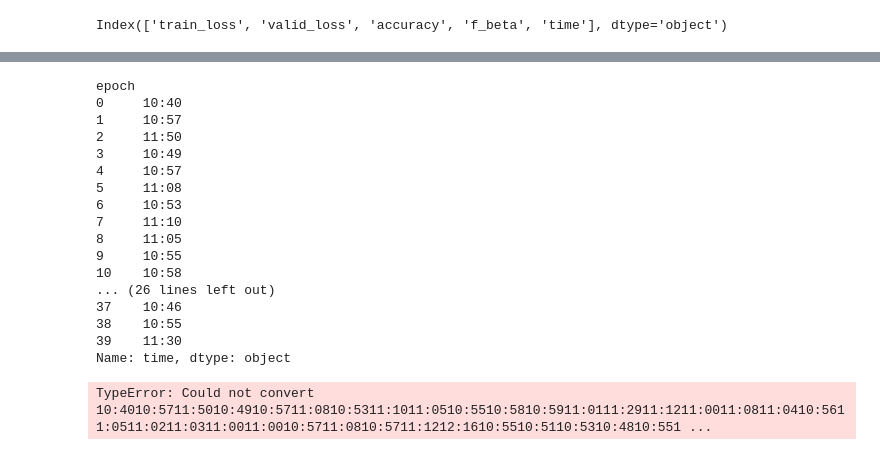
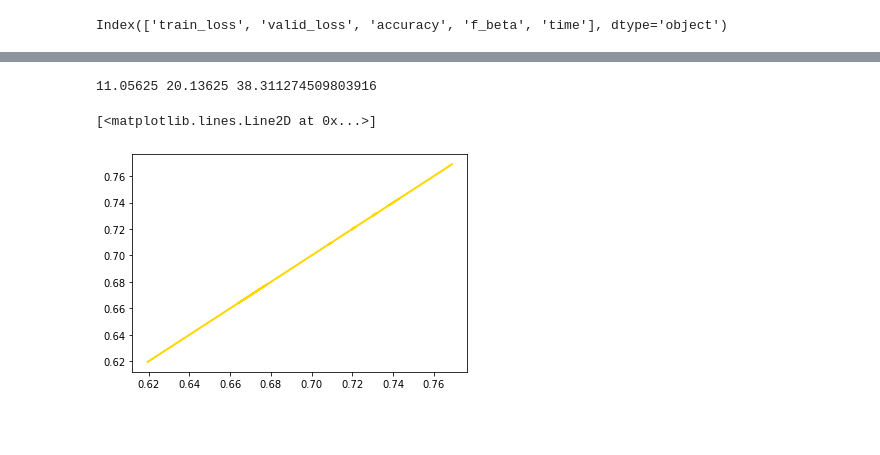
Before and after one commit to angus-mackenzie/snake-id, a Jupyter notebook: notebooks/graphing_data/creating_graphs.ipynb, the cells around one changed output, grey strips where cells are left out. Cells and saved outputs as stored; diff of their text form; code cells hidden in the pictures; blank space fills up the shorter version.

```diff
--- a/notebooks/graphing_data/creating_graphs.ipynb
+++ b/notebooks/graphing_data/creating_graphs.ipynb
@@ -77,27 +76,17 @@ plt.show()
-# %%
-pd.DatetimeIndex(.time)
-# %% [output]
-epoch
-0     10:40
-1     10:57
-2     11:50
-3     10:49
-4     10:57
-5     11:08
-6     10:53
-7     11:10
-8     11:05
-9     10:55
-10    10:58
-... (26 lines left out)
-37    10:46
-38    10:55
-39    11:30
-Name: time, dtype: object
 # %%
 # Other useful information
-b0_avg_time = pd.DatetimeIndex(df.time)b0.time.mean()
-b2_avg_time = b1.time.mean()
+b0_avg_time = b0.time.mean()
+b2_avg_time = b2.time.mean()
 b3_avg_time = b3.time.mean()
+print(b0_avg_time/60, b2_avg_time/60, b3_avg_time/60)
 # %% [output]
-TypeError: Could not convert 10:4010:5711:5010:4910:5711:0810:5311:1011:0510:5510:5810:5911:0111:2911:1211:0011:0811:0410:5611:0511:0211:0311:0011:0010:5711:0810:5711:1212:1610:5510:5110:5310:4810:551 ...
+11.05625 20.13625 38.311274509803916
+# %%
+# Precision Recall Curves
+precision = b2['precision']
+recall    = b2['recall']
+# %%
+plt.plot(recall, precision, color='gold', lw=2)
+# %% [output]
+[<matplotlib.lines.Line2D at 0x...>]
+[figure, added]
```
Also changed, not shown: parts of 6 cells of this notebook, 1 other file.
